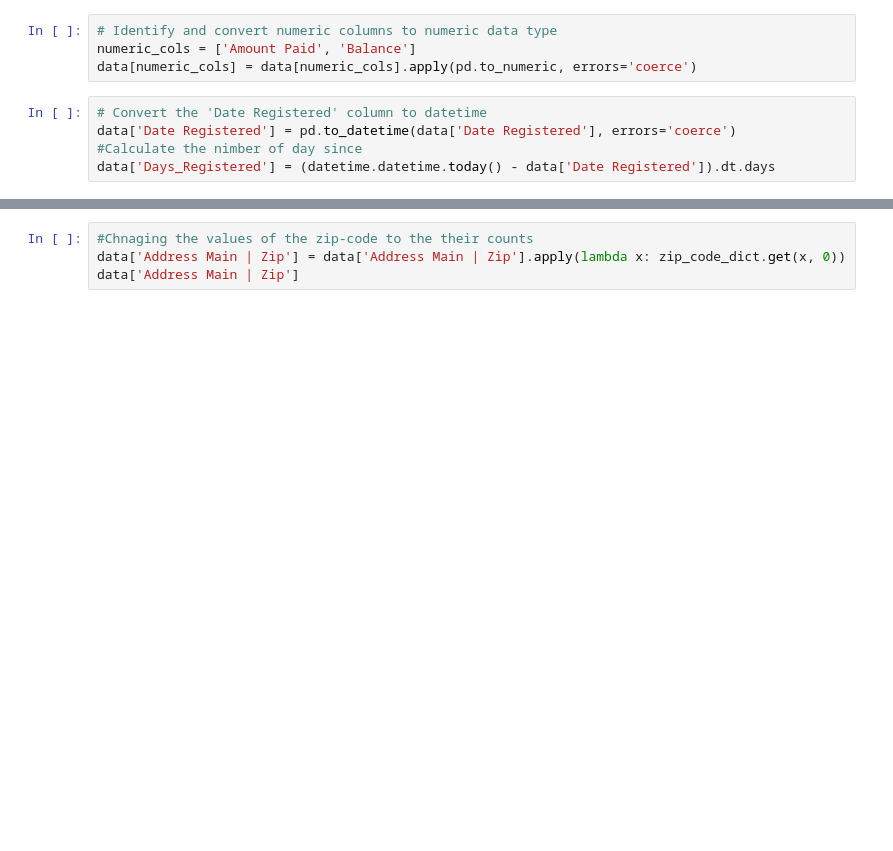
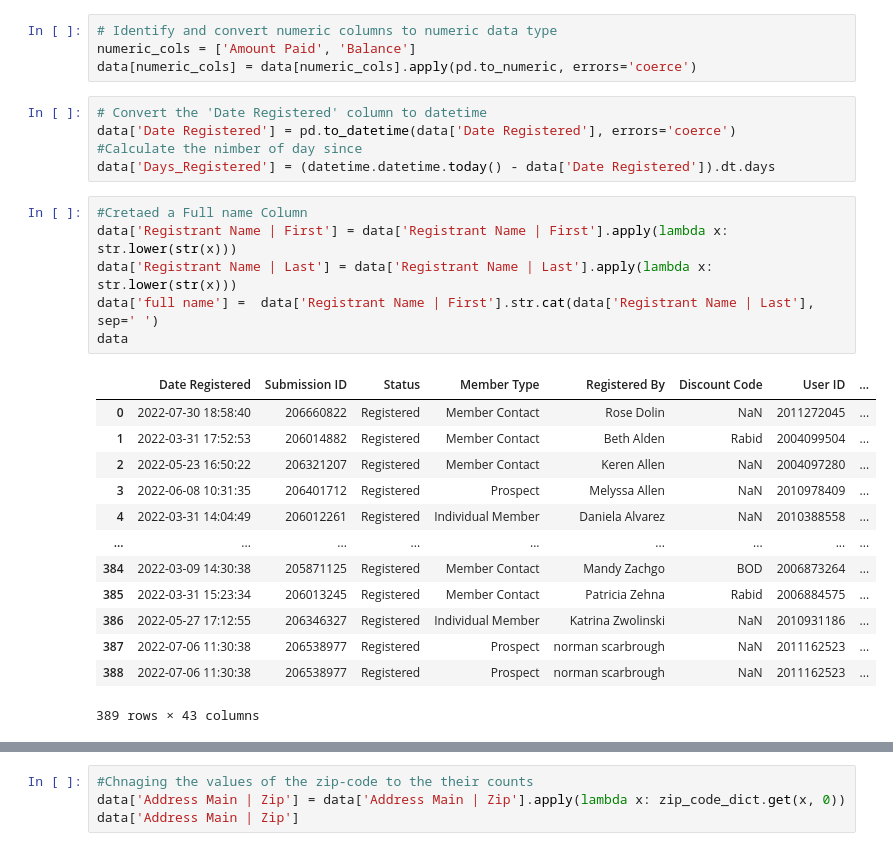
Before and after one commit to ParagGupta103/TVD_Associates, a Jupyter notebook: Formulater.ipynb, the cells around one changed output, grey strips where cells are left out. Saved outputs shown, nothing was run; the diff lists cells and outputs as text; blank space fills up the shorter version.

```diff
--- a/Formulater.ipynb
+++ b/Formulater.ipynb
@@ -22,6 +23,26 @@ data[numeric_cols] = data[numeric_cols].apply(pd.to_numeric, errors='coerce')
 data['Date Registered'] = pd.to_datetime(data['Date Registered'], errors='coerce')
 #Calculate the nimber of day since
 data['Days_Registered'] = (datetime.datetime.today() - data['Date Registered']).dt.days
+# %%
+#Cretaed a Full name Column
+data['Registrant Name | First'] = data['Registrant Name | First'].apply(lambda x: str.lower(str(x)))
+data['Registrant Name | Last'] = data['Registrant Name | Last'].apply(lambda x: str.lower(str(x)))
+data['full name'] =  data['Registrant Name | First'].str.cat(data['Registrant Name | Last'], sep=' ')
+data
+# %% [output]
+|  | Date Registered | Submission ID | Status | Member Type | Registered By | Discount Code | User ID | ... |
+| 0 | 2022-07-30 18:58:40 | 206660822 | Registered | Member Contact | Rose Dolin | NaN | 2011272045 | ... |
+| 1 | 2022-03-31 17:52:53 | 206014882 | Registered | Member Contact | Beth Alden | Rabid | 2004099504 | ... |
+| 2 | 2022-05-23 16:50:22 | 206321207 | Registered | Member Contact | Keren Allen | NaN | 2004097280 | ... |
+| 3 | 2022-06-08 10:31:35 | 206401712 | Registered | Prospect | Melyssa Allen | NaN | 2010978409 | ... |
+| 4 | 2022-03-31 14:04:49 | 206012261 | Registered | Individual Member | Daniela Alvarez | NaN | 2010388558 | ... |
+| ... | ... | ... | ... | ... | ... | ... | ... | ... |
+| 384 | 2022-03-09 14:30:38 | 205871125 | Registered | Member Contact | Mandy Zachgo | BOD | 2006873264 | ... |
+| 385 | 2022-03-31 15:23:34 | 206013245 | Registered | Member Contact | Patricia Zehna | Rabid | 2006884575 | ... |
+| 386 | 2022-05-27 17:12:55 | 206346327 | Registered | Individual Member | Katrina Zwolinski | NaN | 2010931186 | ... |
+| 387 | 2022-07-06 11:30:38 | 206538977 | Registered | Prospect | norman scarbrough | NaN | 2011162523 | ... |
+| 388 | 2022-07-06 11:30:38 | 206538977 | Registered | Prospect | norman scarbrough | NaN | 2011162523 | ... |
+389 rows × 43 columns
 # %%
 #grouping together zipcodes
 zip_series = pd.Series(data['Address Main | Zip'])
```
Also changed, not shown: parts of 7 cells of this notebook, 6 other files.
